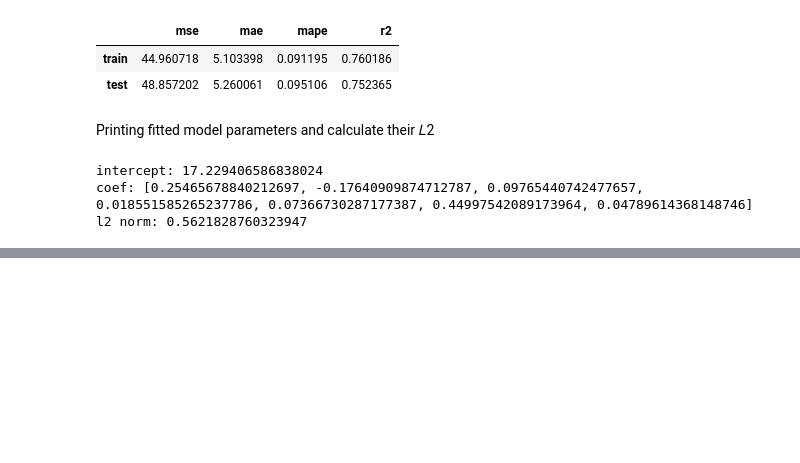
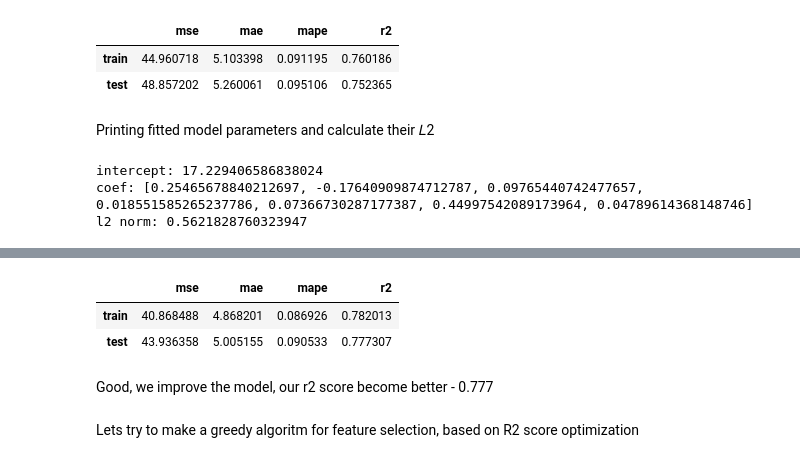
Before and after one commit to swankyalex/RS-school-ML-homeworks, a Jupyter notebook: 3_linear_regression/linear_regression.ipynb, the cells around one changed output, grey strips where cells are left out. Drawn from its saved outputs; the diff is of its cells as text; code cells hidden in the pictures; blank space fills up the shorter version.

```diff
--- a/3_linear_regression/linear_regression.ipynb
+++ b/3_linear_regression/linear_regression.ipynb
@@ -1711,0 +1706,27 @@ l2 norm: 0.5621828760323947
+# %%
+def get_features(df_train:pd.DataFrame, target:str, korr:float) -> list:
+    """A function that get train_set of columns, add return the result_set of features, depend on it correlations
+    with target features, and throw out pairs of high correlated features by korr parameter"""
+    #get the correlation table
+    corr_table = df_train.corr()
+
+    #get the all features list sorted in descending correlation order
+    all_features = corr_table[target].abs().sort_values(ascending=False).index.to_list()[1:]
+
+    result_features = []
+    while len(all_features) != 0:
+        flag = True
+        feature = all_features[0]
+        for elem in result_features:
+            if abs(corr_table[feature][elem]) >= korr:
+                flag = False
+                break
+
+        all_features.remove(feature)
+        if flag:
+            result_features.append(feature)
+
+    return result_features
+# %%
+features = get_features(DF_TRAIN, "agility", 0.85)  #try with 0.85 threshold value
+features
@@ -1711,0 +1751,8 @@ l2 norm: 0.5621828760323947
+# %%
+x_train, y_train, x_test, y_test = get_train_test_data(features, target)
+model = LinearRegression(fit_intercept=True)
+fit_and_evaluate(model, x_train, y_train, x_test, y_test)
+# %% [output]
+|  | mse | mae | mape | r2 |
+| train | 40.868488 | 4.868201 | 0.086926 | 0.782013 |
+| test | 43.936358 | 5.005155 | 0.090533 | 0.777307 |
@@ -1711,0 +1761,4 @@ l2 norm: 0.5621828760323947
+# %% [markdown]
+Good, we improve the model, our r2 score become better - 0.777
+# %% [markdown]
+Lets try to make a greedy algoritm for feature selection, based on R2 score optimization
```
Also changed, not shown: parts of 47 cells of this notebook.
